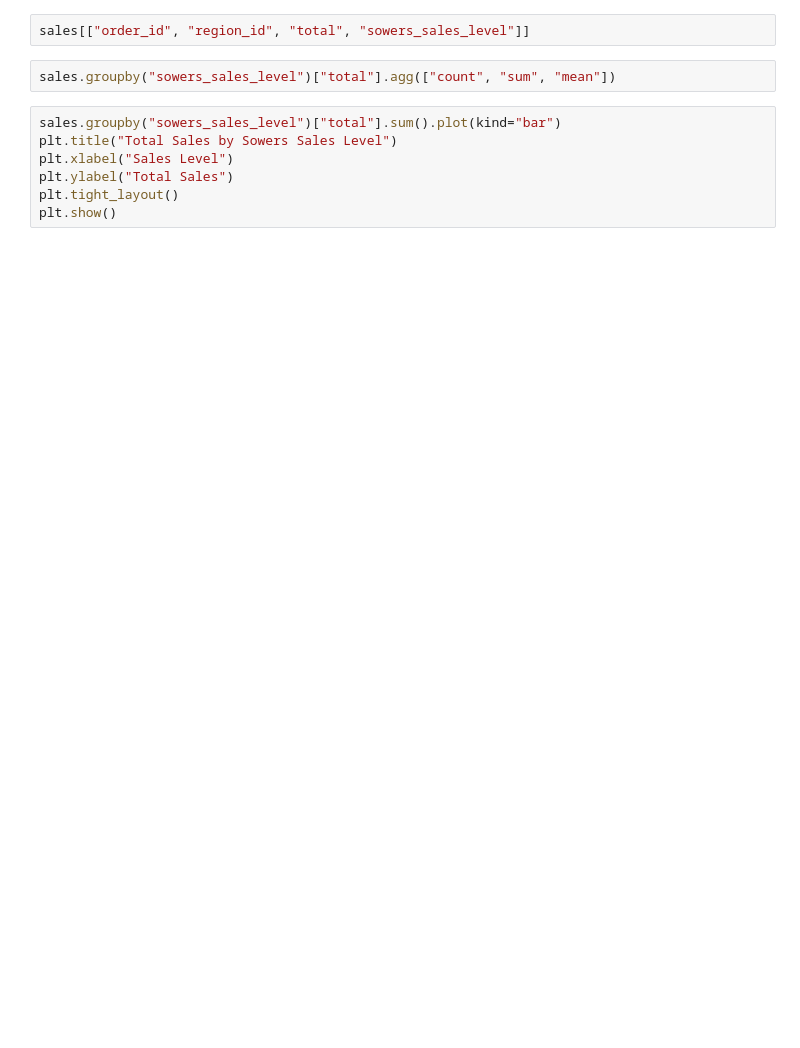
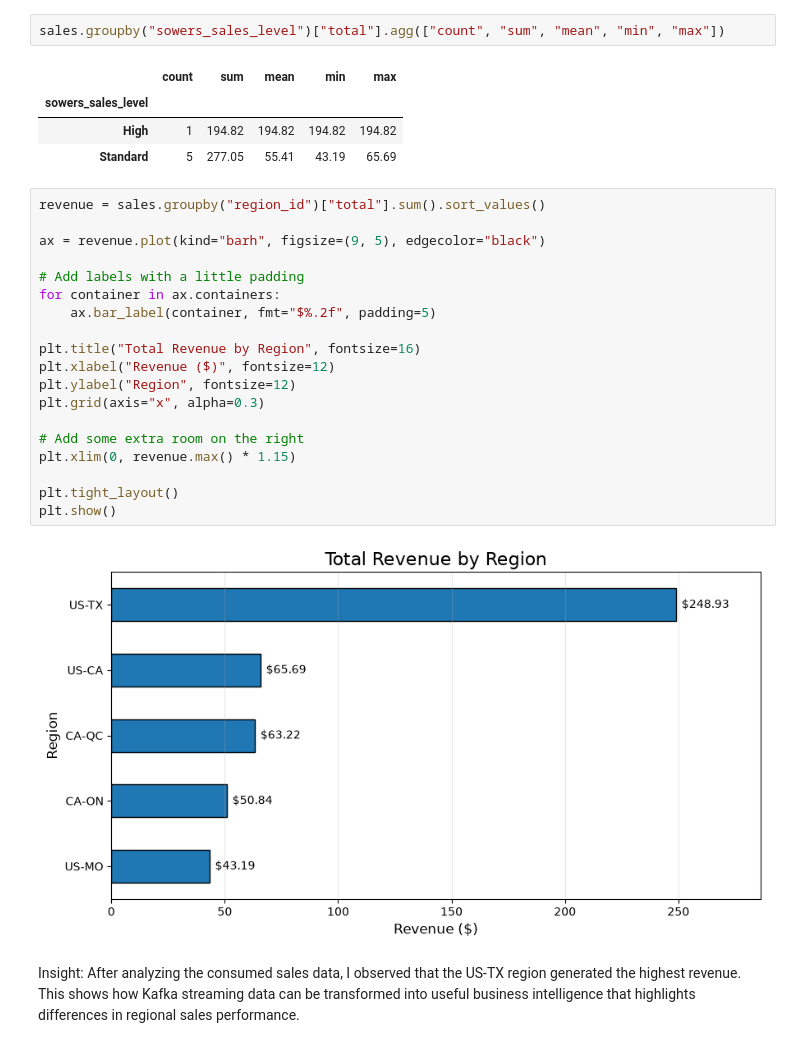
Before and after one commit to ssowers2/streaming-06-scenarios, a Jupyter notebook: Notebook/sowers_sales_analysis.ipynb, the cells around one changed output. Saved outputs shown, nothing was run; the diff lists cells and outputs as text; blank space fills up the shorter version.

```diff
--- a/Notebook/sowers_sales_analysis.ipynb
+++ b/Notebook/sowers_sales_analysis.ipynb
@@ -11,11 +59,30 @@ sales[["order_id", "region_id", "total", "sowers_sales_level"]]
-# %%
-sales[["order_id", "region_id", "total", "sowers_sales_level"]]
 # %%
-sales.groupby("sowers_sales_level")["total"].agg(["count", "sum", "mean"])
+sales.groupby("sowers_sales_level")["total"].agg(["count", "sum", "mean", "min", "max"])
+# %% [output]
+|  | count | sum | mean | min | max |
+| sowers_sales_level |  |  |  |  |  |
+| High | 1 | 194.82 | 194.82 | 194.82 | 194.82 |
+| Standard | 5 | 277.05 | 55.41 | 43.19 | 65.69 |
-# %%
-sales.groupby("sowers_sales_level")["total"].sum().plot(kind="bar")
-plt.title("Total Sales by Sowers Sales Level")
-plt.xlabel("Sales Level")
-plt.ylabel("Total Sales")
-plt.tight_layout()
-plt.show()
+# %%
+revenue = sales.groupby("region_id")["total"].sum().sort_values()
+
+ax = revenue.plot(kind="barh", figsize=(9, 5), edgecolor="black")
+
+# Add labels with a little padding
+for container in ax.containers:
+    ax.bar_label(container, fmt="$%.2f", padding=5)
+
+plt.title("Total Revenue by Region", fontsize=16)
+plt.xlabel("Revenue ($)", fontsize=12)
+plt.ylabel("Region", fontsize=12)
+plt.grid(axis="x", alpha=0.3)
+
+# Add some extra room on the right
+plt.xlim(0, revenue.max() * 1.15)
+
+plt.tight_layout()
+plt.show()
+# %% [output]
+[figure, added]
+# %% [markdown]
+Insight: After analyzing the consumed sales data, I observed that the US-TX region generated the highest revenue. This shows how Kafka streaming data can be transformed into useful business intelligence that highlights differences in regional sales performance.
```
Also changed, not shown: parts of 7 cells of this notebook, 2 other files.
